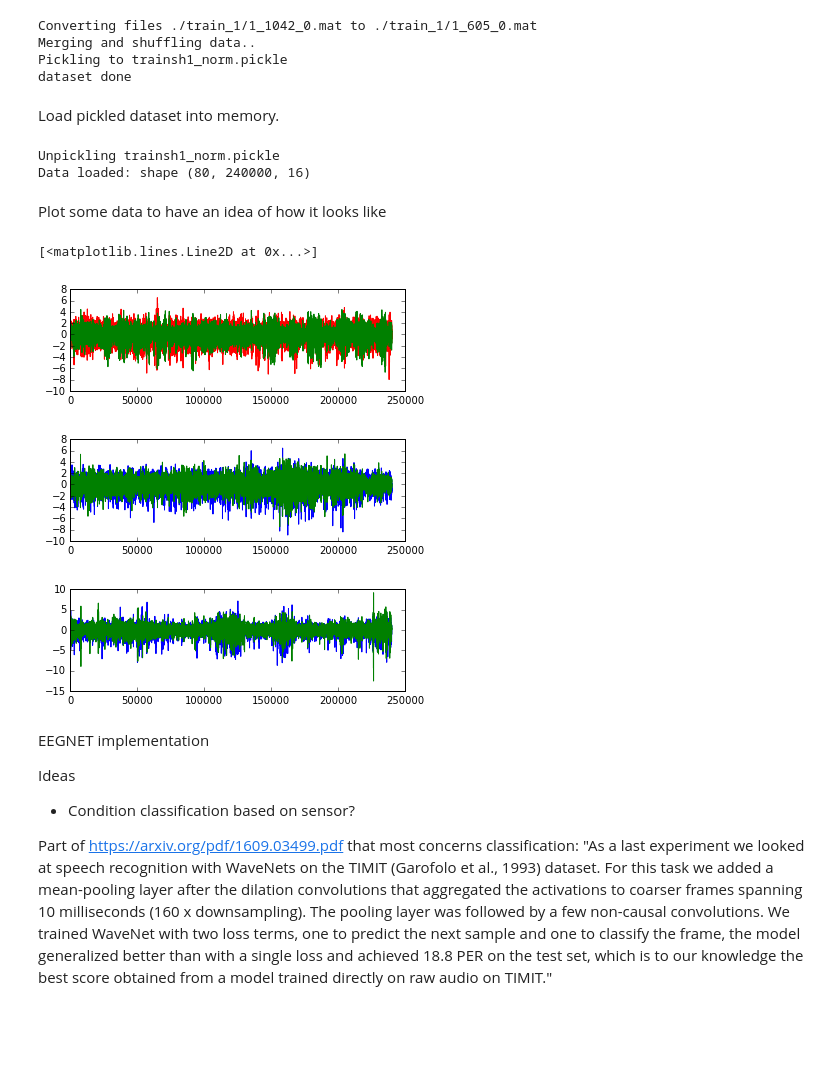
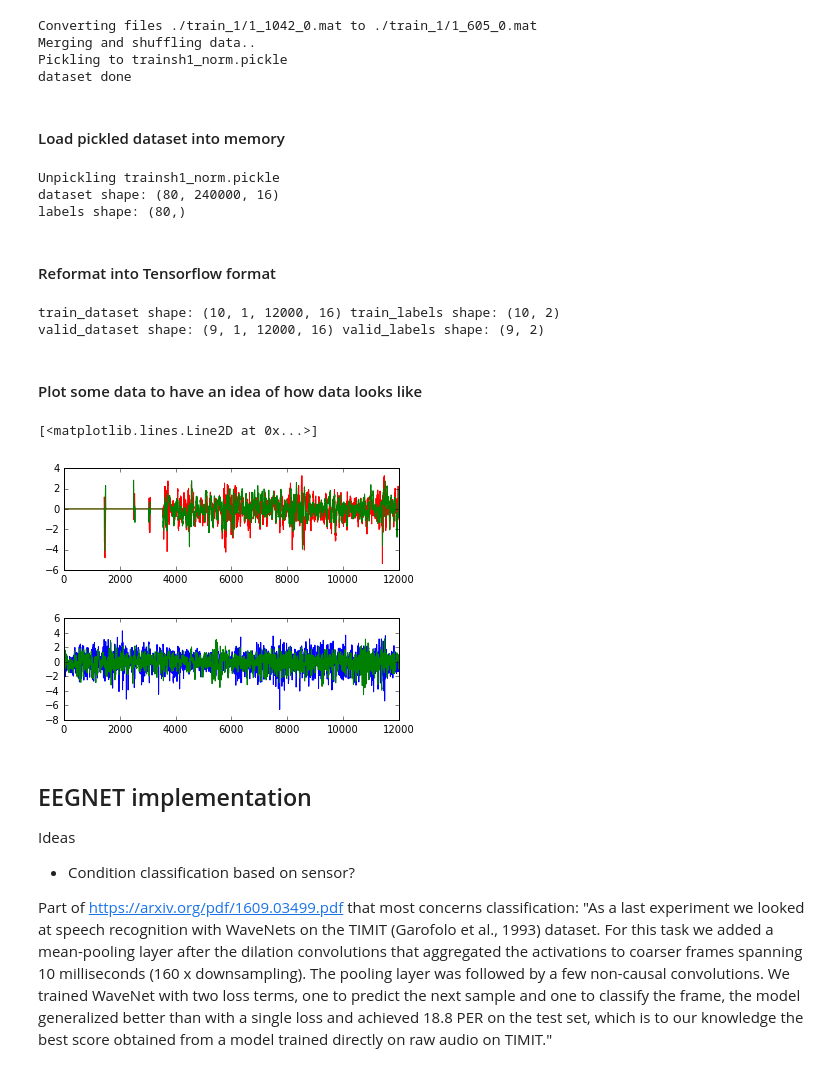
Before and after one commit to KnightofDawn/eegnet, a Jupyter notebook: eegnet1.ipynb, the cells around one changed output. Saved outputs shown, nothing was run; the diff lists cells and outputs as text; code cells hidden in the pictures; blank space fills up the shorter version.

```diff
--- a/eegnet1.ipynb
+++ b/eegnet1.ipynb
@@ -78,7 +78,7 @@ Merging and shuffling data..
 Pickling to trainsh1_norm.pickle
 dataset done
 # %% [markdown]
-Load pickled dataset into memory.
+#### Load pickled dataset into memory
 # %%
 name_pickle = 'trainsh1_norm.pickle'
 
@@ -88,33 +88,48 @@ with open(name_pickle, 'rb') as f:
     dataset = load['data']
     labels = load['labels']
     del load
-    print('Data loaded: shape', dataset.shape)
+    print('dataset shape:', dataset.shape)
+    print('labels shape:', labels.shape)
 # %% [output]
 Unpickling trainsh1_norm.pickle
-Data loaded: shape (80, 240000, 16)
+dataset shape: (80, 240000, 16)
+labels shape: (80,)
+# %% [markdown]
+#### Reformat into Tensorflow format
+# %%
+#Output size of the layer = 2: one for preictal and other for interictal
+num_labels = 2
+#Number of samples in each batch entry
+batch_samples=12000
+
+#data has to be 4D minimum (insert an empty dimension)
+train_dataset = dataset[:10,None,:batch_samples,:]
+train_labels = (np.arange(num_labels) == labels[:10,None]).astype(np.float32)
+valid_dataset = dataset[70:-1,None,:batch_samples,:]
+valid_labels = (np.arange(num_labels) == labels[70:-1,None]).astype(np.float32)
+del dataset, labels
+print('train_dataset shape:', train_dataset.shape, 'train_labels shape:', train_labels.shape)
+print('valid_dataset shape:', valid_dataset.shape, 'valid_labels shape:', valid_labels.shape)
+# %% [output]
+train_dataset shape: (10, 1, 12000, 16) train_labels shape: (10, 2)
+valid_dataset shape: (9, 1, 12000, 16) valid_labels shape: (9, 2)
 # %% [markdown]
-Plot some data to have an idea of how it looks like
+#### Plot some data to have an idea of how data looks like
 # %%
 plt.subplot(211)
-plt.plot(dataset[0,:,0], 'r')
-plt.plot(dataset[0,:,8], 'g')
+plt.plot(train_dataset[0,0,:,0], 'r')
+plt.plot(train_dataset[0,0,:,8], 'g')
 
 plt.figure(2)
 plt.subplot(211)
-plt.plot(dataset[23,:,0])
-plt.plot(dataset[23,:,8])
-
-plt.figure(3)
-plt.subplot(211)
-plt.plot(dataset[57,:,9])
-plt.plot(dataset[57,:,5])
+plt.plot(valid_dataset[4,0,:,0])
+plt.plot(valid_dataset [4,0,:,8])
 # %% [output]
 [<matplotlib.lines.Line2D at 0x...>]
-[figure, old version]
+[figure, new version]
-[figure, old version]
+[figure, new version]
-[figure, removed]
 # %% [markdown]
-EEGNET implementation
+## EEGNET implementation
 
 Ideas
   - Condition classification based on sensor?
```
Also changed, not shown: parts of 4 cells of this notebook.
